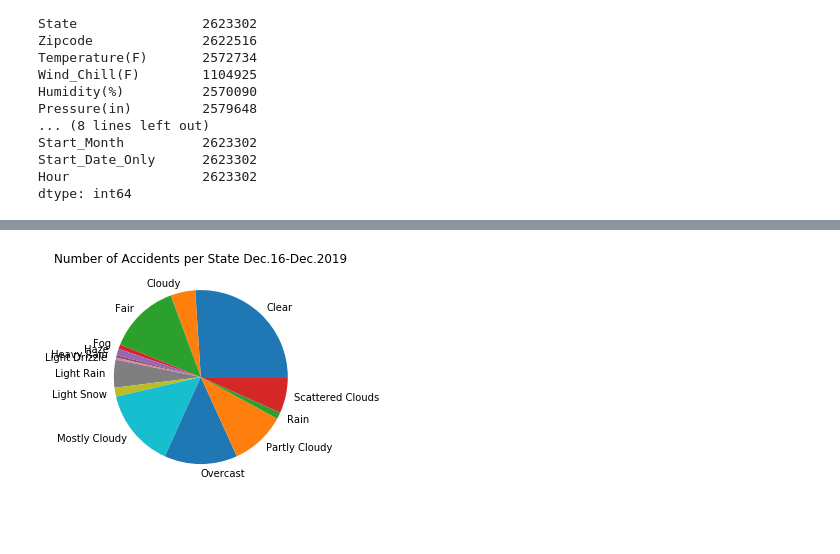
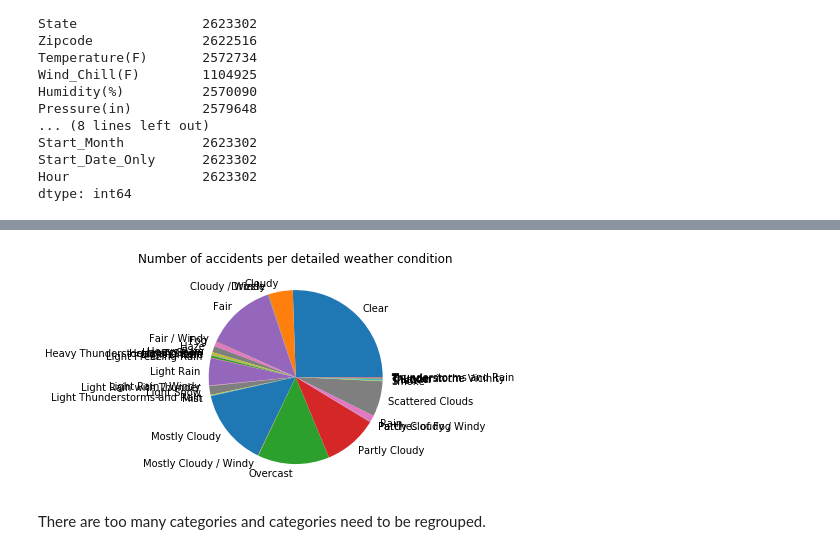
Before and after one commit to lilijo6/Project-Group-3, a Jupyter notebook: USAccident_Analysis_LJ.ipynb, the cells around one changed output, grey strips where cells are left out. Drawn from its saved outputs; the diff is of its cells as text; code cells hidden in the pictures; blank space fills up the shorter version.

Commit message:
Including weather categories charts and modified chart lables

```diff
--- a/USAccident_Analysis_LJ.ipynb
+++ b/USAccident_Analysis_LJ.ipynb
@@ -213,3 +213,6 @@ dtype: int64
 accident_target["Start_Year"]=accident_target["Start_Time"].dt.year
 accident_target["Start_Month"]=accident_target["Start_Time"].dt.month
 accident_target["Start_Date_Only"]=accident_target["Start_Time"].dt.date
+# %%
+#Calling the initial data and creating a new column for hour
+accident_target["Hour"]=accident_target["Start_Time"].dt.hour
@@ -609,7 +670,7 @@ accidents_per_weather_condition_df.sort_values(by= 'Severity', ascending=False).
 # %%
 #Removing Values with little occurance
-accidents_per_weather_condition_clean = accidents_per_weather_condition_df.loc[accidents_per_weather_condition_df["Severity"]>=5000]
-accidents_per_weather_condition_clean
+accidents_per_weather_condition_clean = accidents_per_weather_condition_df.loc[accidents_per_weather_condition_df["Severity"]>=1000]
+accidents_per_weather_condition_clean.sort_values(by="Severity", ascending=False).head()
 # %% [output]
 |  | Weather_Condition | Severity | Start_Time | End_Time | Start_Lat | Start_Lng | City | State | Zipcode | ... |
 | 4 | Clear | 652972 | 652972 | 652972 | 652972 | 652972 | 652956 | 652972 | 652972 | ... |
@@ -630,8 +682,10 @@ accidents_per_weather_condition_clean
 # %%
-#Presenting the number of accidents per state in a pie chart.
-plt.title("Number of Accidents per State Dec.16-Dec.2019")
+#Number of accidents per detailed weather condition.
+plt.title("Number of accidents per detailed weather condition")
 #explode = (0.1)
 plt.pie(accidents_per_weather_condition_clean["Severity"],labels= accidents_per_weather_condition_clean['Weather_Condition'])
 plt.show()
 # %% [output]
-[figure, old version]
+[figure, new version]
+# %% [markdown]
+There are too many categories and categories need to be regrouped.
```
Also changed, not shown: parts of 33 cells of this notebook, 2 other files.
